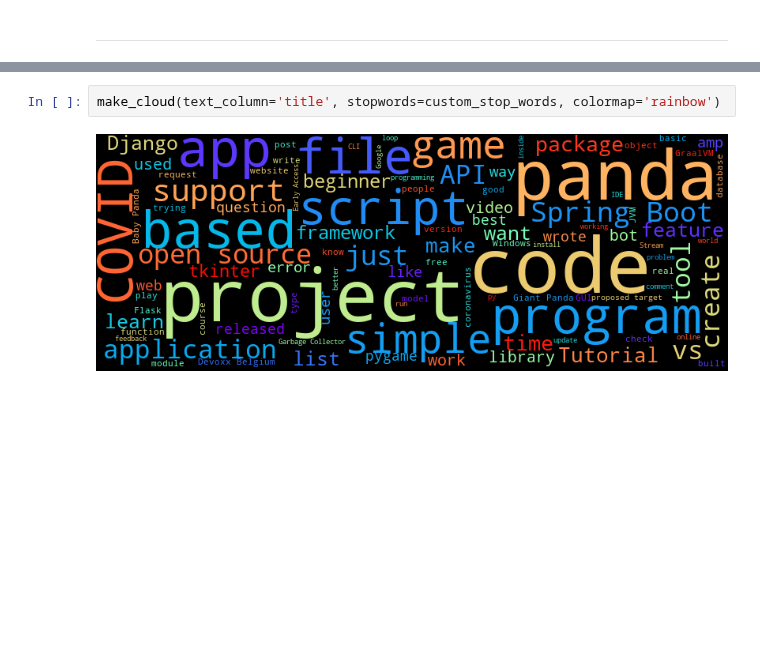
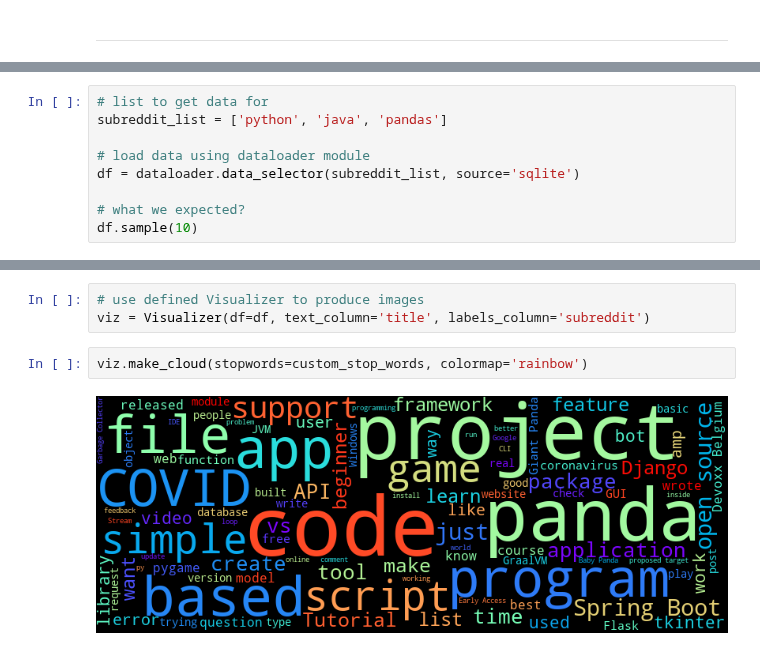
Before and after one commit to datapointchris/reddit-nlp, a Jupyter notebook: DS_wordclouds.ipynb, the cells around one changed output, grey strips where cells are left out. Cells and saved outputs as stored; diff of their text form; blank space fills up the shorter version.

```diff
--- a/DS_wordclouds.ipynb
+++ b/DS_wordclouds.ipynb
@@ -65,0 +32,9 @@ df.sample(10)
+# %%
+# list to get data for
+subreddit_list = ['python', 'java', 'pandas']
+
+# load data using dataloader module
+df = dataloader.data_selector(subreddit_list, source='sqlite')
+
+# what we expected?
+df.sample(10)
@@ -109,5 +59,8 @@ def make_cloud(text_column, labels_column=None, height=300, width=800, max_words
+# %%
+# use defined Visualizer to produce images
+viz = Visualizer(df=df, text_column='title', labels_column='subreddit')
 # %%
-make_cloud(text_column='title', stopwords=custom_stop_words, colormap='rainbow')
+viz.make_cloud(stopwords=custom_stop_words, colormap='rainbow')
 # %% [output]
-[figure, old version]
+[figure, new version]
 # %%
```
Also changed, not shown: parts of 14 cells of this notebook.
